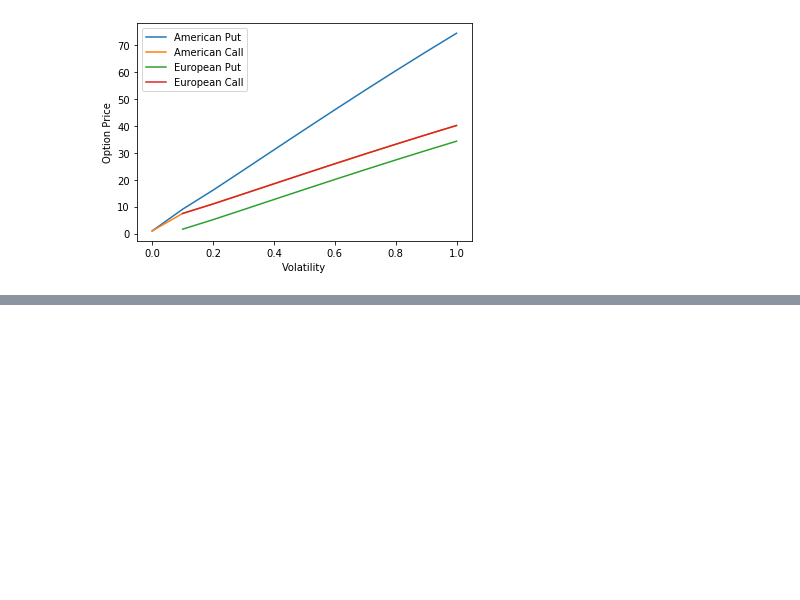
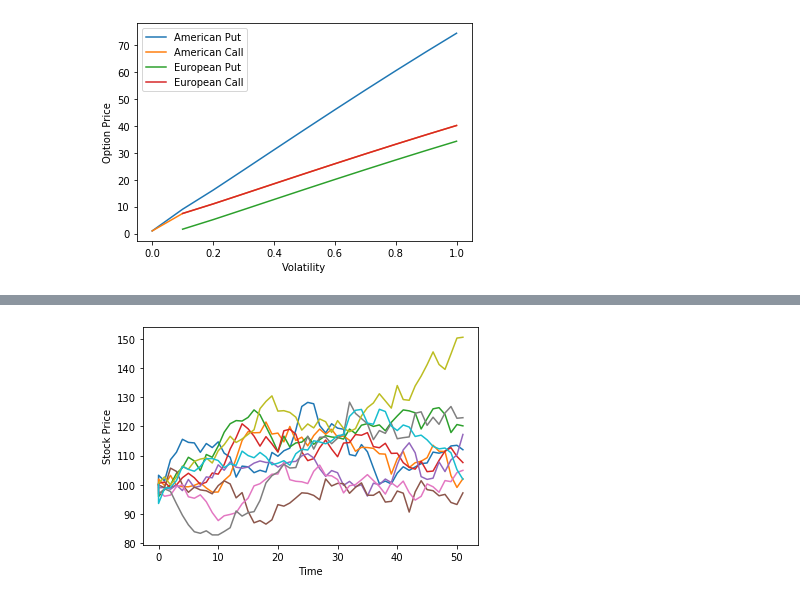
Before and after one commit to DaanMoll/ComputationalFinance, a Jupyter notebook: main.ipynb, the cells around one changed output, grey strips where cells are left out. Saved outputs shown, nothing was run; the diff lists cells and outputs as text; code cells hidden in the pictures; blank space fills up the shorter version.

```diff
--- a/main.ipynb
+++ b/main.ipynb
@@ -185,0 +198,44 @@ plot_variety()
+# %%
+def gbm_euler(S, K, T, M, sigma, r):
+    # Time step
+    dt = T / M
+    tau = 1
+
+    all_S = [S0]
+    all_m = [0]
+    all_delta = [norm.cdf((np.log(S/K) + (r + 0.5 * sigma**2) * tau) / (sigma * np.sqrt(tau)))]
+    # Algorithm 2.2
+    for m in range(M):
+        # Sample random value
+        z = np.random.normal(0, 1)
+
+        # Stock price calculation
+        current_S = all_S[-1]
+        S = current_S + r*current_S*dt + sigma * current_S * np.sqrt(dt) * z
+
+        # Hedge
+        tau -= dt
+        d1 = (np.log(S/K) + (r + 0.5 * sigma**2) * tau) / (sigma * np.sqrt(tau))
+        delta = norm.cdf(d1)
+        all_delta.append(delta)
+
+        all_S.append(S)
+        all_m.append(m)
+    return [all_m, all_S, all_delta]
+# %%
+def plot_euler(all_pairs):
+    for pair in all_pairs:
+        plt.plot(pair[0],pair[1])
+
+    plt.xlabel('Time')
+    plt.ylabel('Stock Price')
+    plt.show()
+# %%
+all_pairs = []
+
+for i in range(10):
+    all_pairs.append(gbm_euler(S, K, T, M, sigma, r))
+
+plot_euler(all_pairs)
+# %% [output]
+[figure, added]
```
Also changed, not shown: parts of 3 cells of this notebook.
